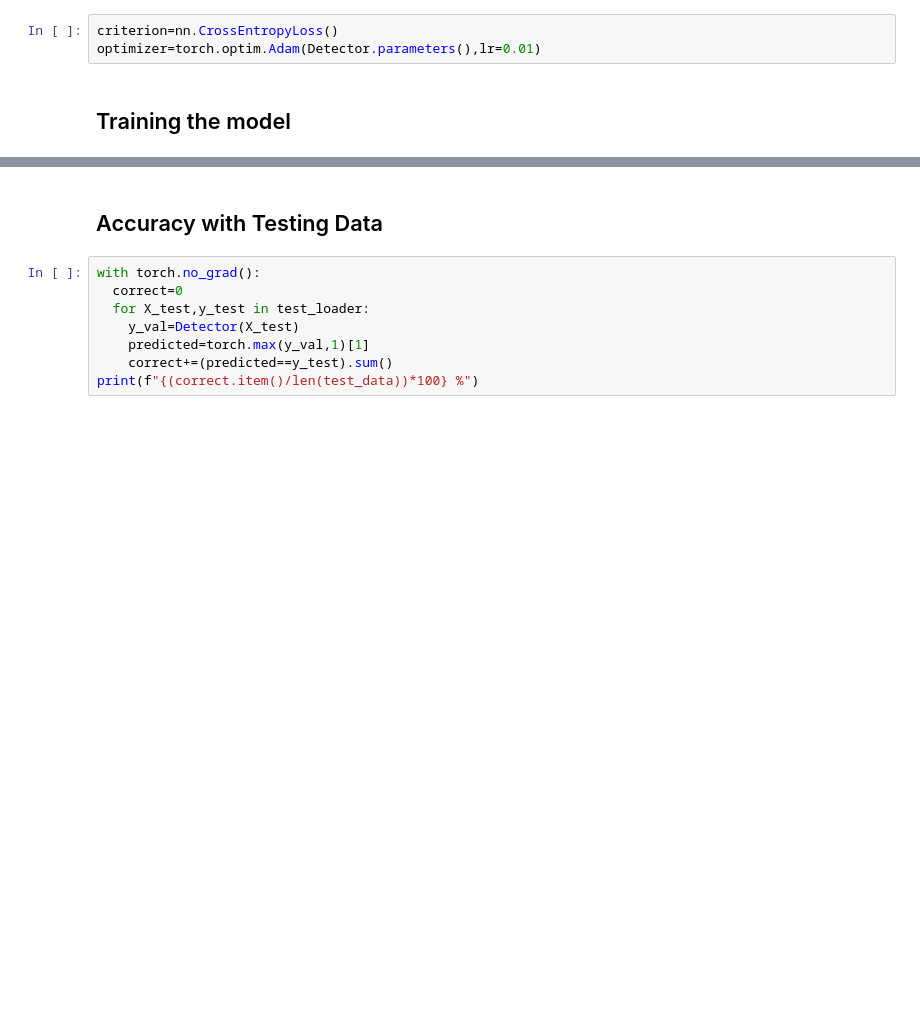
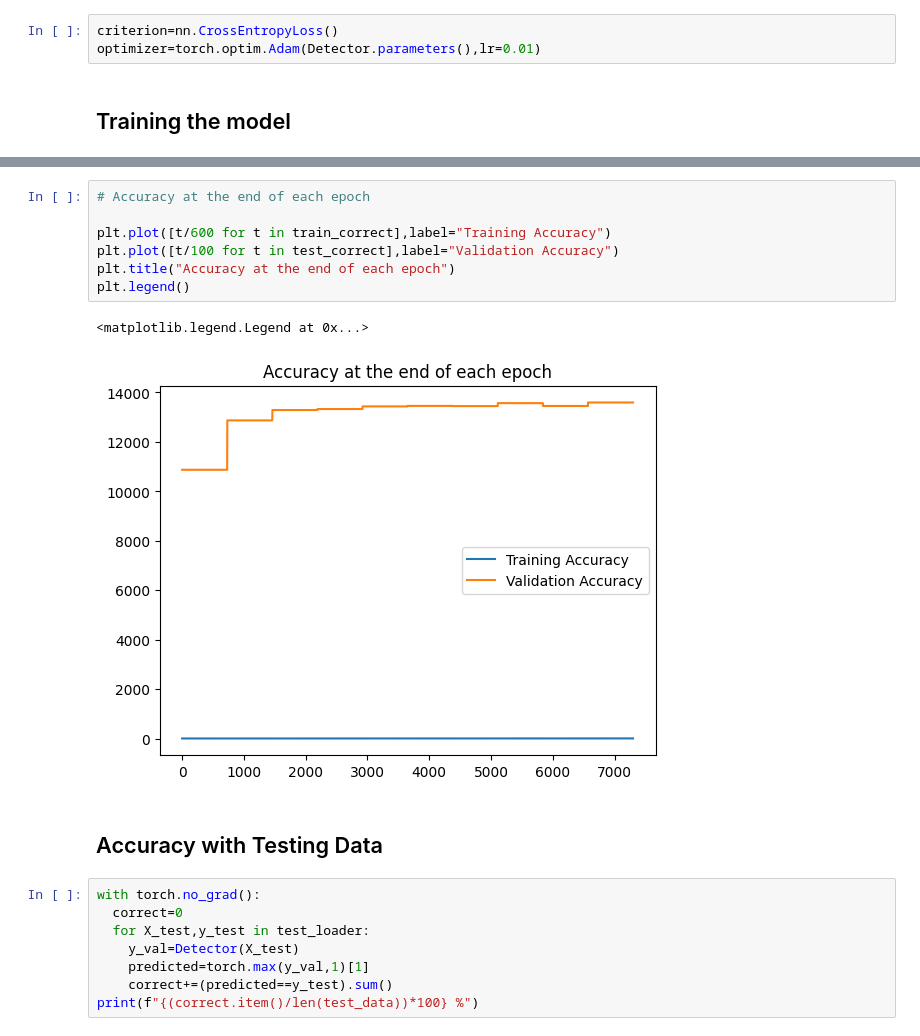
Before and after one commit to gautam-pai/Handwritten-Digit-Recognition, a Jupyter notebook: Hand_Written_Number_Recognition.ipynb, the cells around one changed output, grey strips where cells are left out. Drawn from its saved outputs; the diff is of its cells as text; blank space fills up the shorter version.

```diff
--- a/Hand_Written_Number_Recognition.ipynb
+++ b/Hand_Written_Number_Recognition.ipynb
@@ -182,3 +214,13 @@ Total time taken to finish the training = 1.7892930030822753 mins
+# %%
+# Accuracy at the end of each epoch
+
+plt.plot([t/600 for t in train_correct],label="Training Accuracy")
+plt.plot([t/100 for t in test_correct],label="Validation Accuracy")
+plt.title("Accuracy at the end of each epoch")
+plt.legend()
+# %% [output]
+<matplotlib.legend.Legend at 0x...>
+[figure, added]
 # %% [markdown]
 ## Accuracy with Testing Data
 # %%
```
Also changed, not shown: parts of 9 cells of this notebook.
